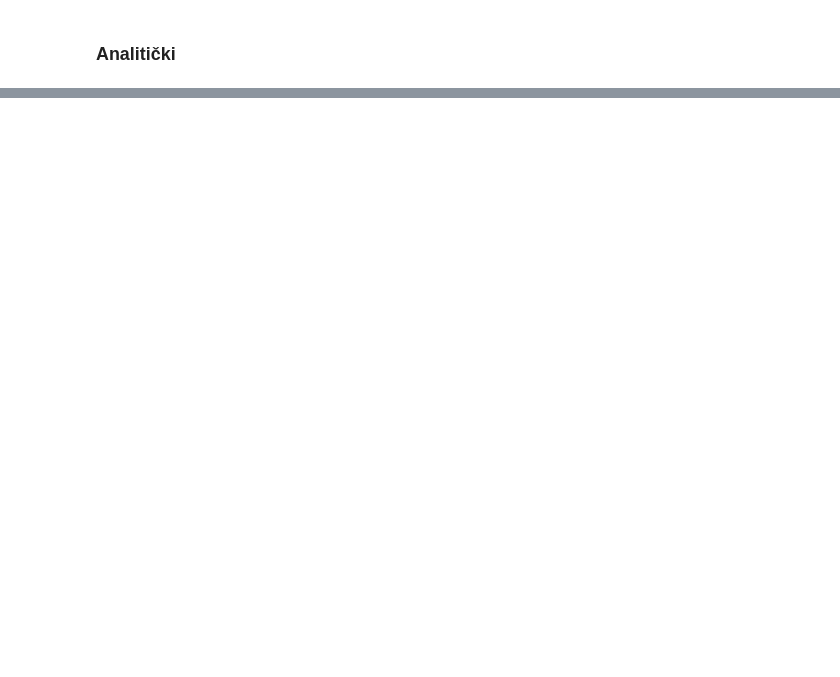
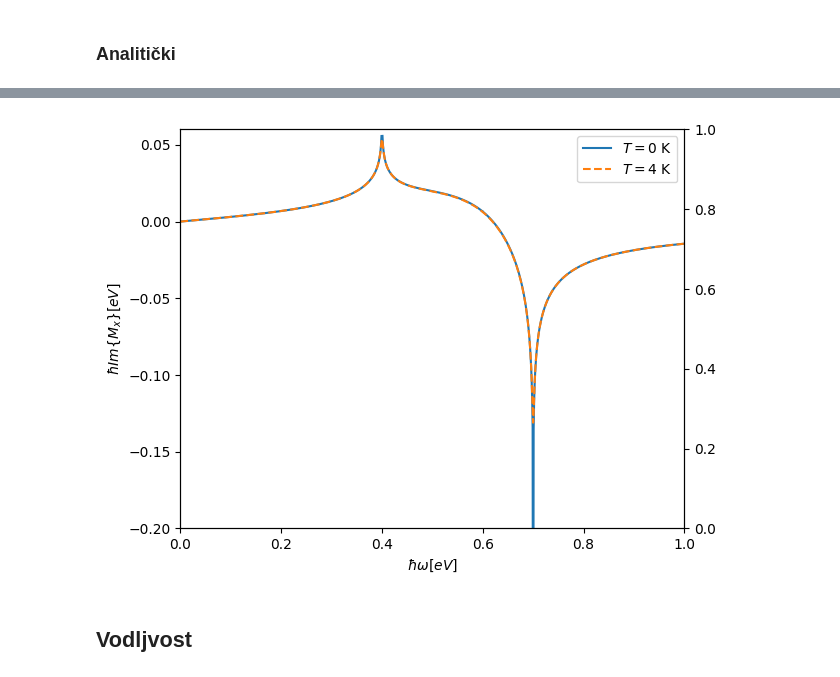
Before and after one commit to ppapac/24112024_memfn, a Jupyter notebook: MemoryDirac3D_usingTQ_270526.ipynb, the cells around one changed output, grey strips where cells are left out. Drawn from its saved outputs; the diff is of its cells as text; code cells hidden in the pictures; blank space fills up the shorter version.

```diff
--- a/MemoryDirac3D_usingTQ_270526.ipynb
+++ b/MemoryDirac3D_usingTQ_270526.ipynb
@@ -321,0 +332,17 @@ fig.tight_layout()
+# %%
+fig, ax = setup_plot(real=False, x_lim=[0, 1], y_lim=[-0.2, 0.06])
+values = list(mem_fn_real_anal(ws_0, 0.5).to("cpu"))
+plot_result(ax, values, T=0)
+numeric_values = read_from_csv("op, real, T=4K, eta=0.001eV")[1]
+ax.plot(
+    ws_0.to("cpu"),
+    numeric_values,
+    linestyle="--",
+    label=f"$T={T_0}$ K",
+)
+ax.legend(loc="best")
+fig.tight_layout()
+# %% [output]
+[figure, added]
+# %% [markdown]
+## Vodljvost
```
Also changed, not shown: parts of 11 cells of this notebook, 5 other files.
